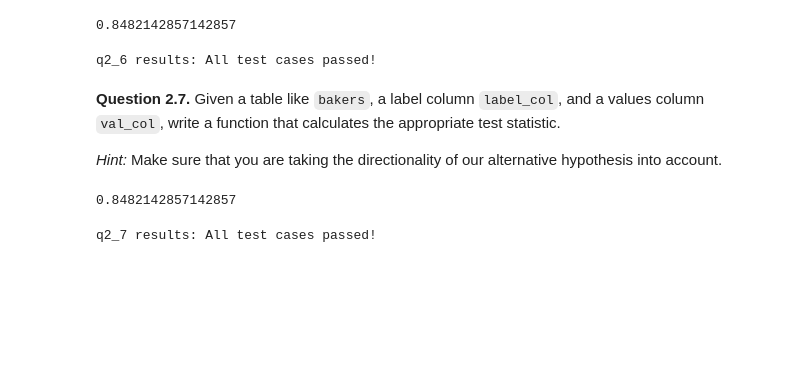
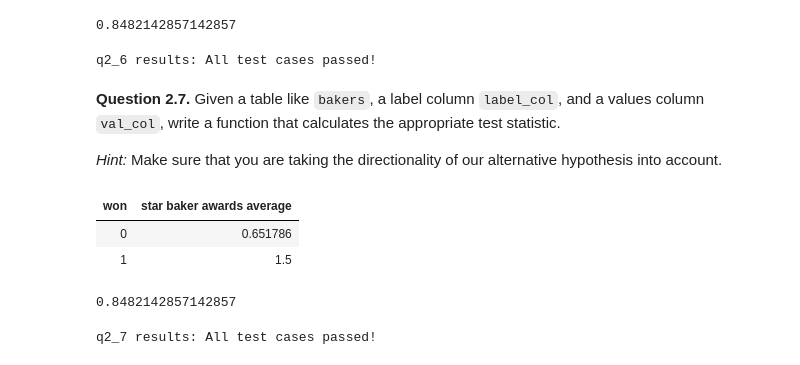
Before and after one commit to ivanduero1/broken_computer_arc, a Jupyter notebook: lab7/lab07.ipynb, the cells around one changed output. Cells and saved outputs as stored; diff of their text form; code cells hidden in the pictures; blank space fills up the shorter version.

```diff
--- a/lab7/lab07.ipynb
+++ b/lab7/lab07.ipynb
@@ -109,6 +109,12 @@ q2_6 results: All test cases passed!
 **Question 2.7.** Given a table like `bakers`, a label column `label_col`, and a values column `val_col`, write a function that calculates the appropriate test statistic.
 
 *Hint:* Make sure that you are taking the directionality of our alternative hypothesis into account.
+# %%
+bakers.group("won", np.average)
+# %% [output]
+| won | star baker awards average |
+| 0 | 0.651786 |
+| 1 | 1.5 |
 # %%
 # means = bakers.group("won", np.average).relabeled("star baker awards average", "star baker awards mean")
 def find_test_stat(tbl, label_col, val_col):
```
Also changed, not shown: parts of 10 cells of this notebook, 4 other files.
